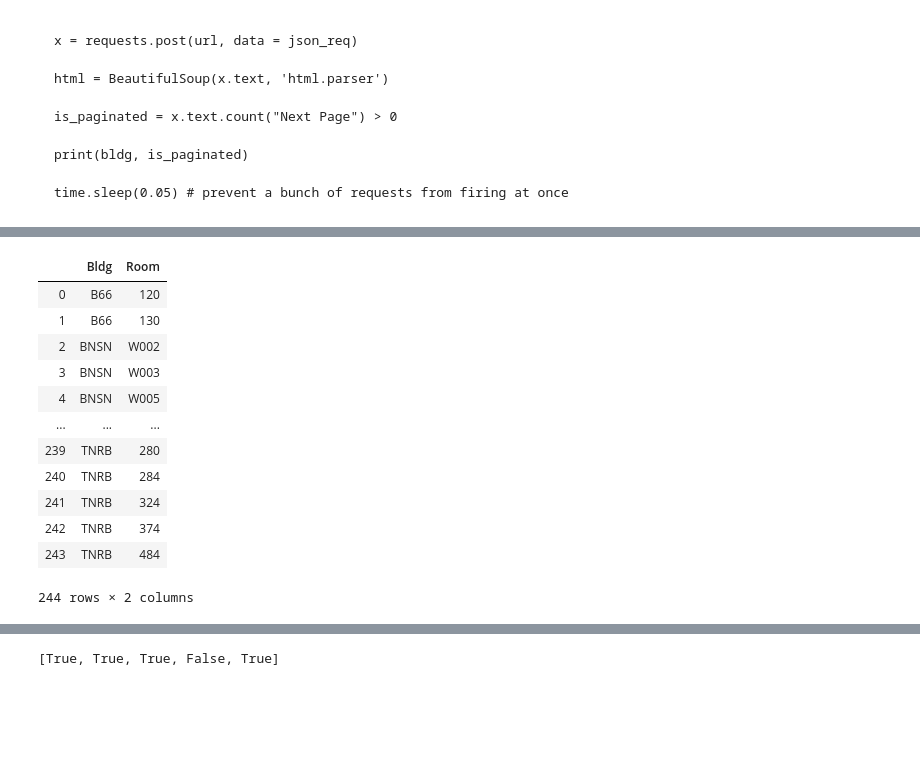
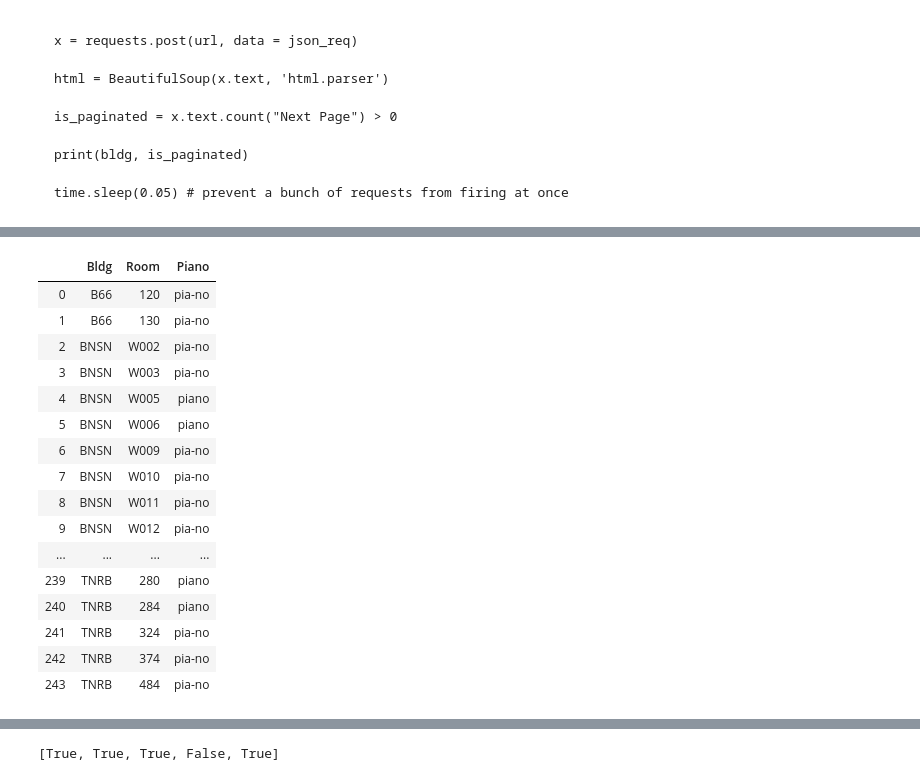
Before and after one commit to vinhowe/studyspots, a Jupyter notebook: classroom_availability_scraper.ipynb, the cells around one changed output, grey strips where cells are left out. Cells and saved outputs as stored; diff of their text form; code cells hidden in the pictures; blank space fills up the shorter version.

```diff
--- a/classroom_availability_scraper.ipynb
+++ b/classroom_availability_scraper.ipynb
@@ -174,28 +198,33 @@ base_table
 # %%
-data = pd.read_csv("space-rf.csv")
+space_data = pd.read_csv("space-rf.csv")
 blacklist_rooms = [("B66", "120")]
-classroom_filter = data["Description"]=="CLASSROOM"
-bldg_filter = data["Bldg Abv"].isin(provo_bldgs)
-classrooms = data[classroom_filter & bldg_filter]
+classroom_filter = space_data["Description"]=="CLASSROOM"
+bldg_filter = space_data["Bldg Abv"].isin(provo_bldgs)
+classrooms = space_data[classroom_filter & bldg_filter]
 classrooms = classrooms.reset_index(drop=True)
-classrooms = classrooms[['Bldg Abv', 'Room']]
+classrooms = classrooms[['Bldg Abv', 'Room', 'Piano']]
 # Must have the same column names in order to merge
+classrooms['Piano'] = classrooms['Piano'].apply(lambda value: "piano" if value == "Yes" else "pia-no")
 classrooms.rename(columns={'Bldg Abv':'Bldg'}, inplace=True)
 classrooms
 # %% [output]
-|  | Bldg | Room |
-| 0 | B66 | 120 |
-| 1 | B66 | 130 |
-| 2 | BNSN | W002 |
-| 3 | BNSN | W003 |
-| 4 | BNSN | W005 |
-| ... | ... | ... |
-| 239 | TNRB | 280 |
-| 240 | TNRB | 284 |
-| 241 | TNRB | 324 |
-| 242 | TNRB | 374 |
-| 243 | TNRB | 484 |
+|  | Bldg | Room | Piano |
+| 0 | B66 | 120 | pia-no |
+| 1 | B66 | 130 | pia-no |
+| 2 | BNSN | W002 | pia-no |
+| 3 | BNSN | W003 | pia-no |
+| 4 | BNSN | W005 | piano |
+| 5 | BNSN | W006 | piano |
+| 6 | BNSN | W009 | pia-no |
+| 7 | BNSN | W010 | pia-no |
+| 8 | BNSN | W011 | pia-no |
+| 9 | BNSN | W012 | pia-no |
+| ... | ... | ... | ... |
+| 239 | TNRB | 280 | piano |
+| 240 | TNRB | 284 | piano |
+| 241 | TNRB | 324 | pia-no |
+| 242 | TNRB | 374 | pia-no |
+| 243 | TNRB | 484 | pia-no |
-244 rows × 2 columns
 # %%
 merged_table = pd.merge(base_table, classrooms, how='inner', on=['Bldg', 'Room'])
 merged_table
```
Also changed, not shown: parts of 14 cells of this notebook, 8 other files.
